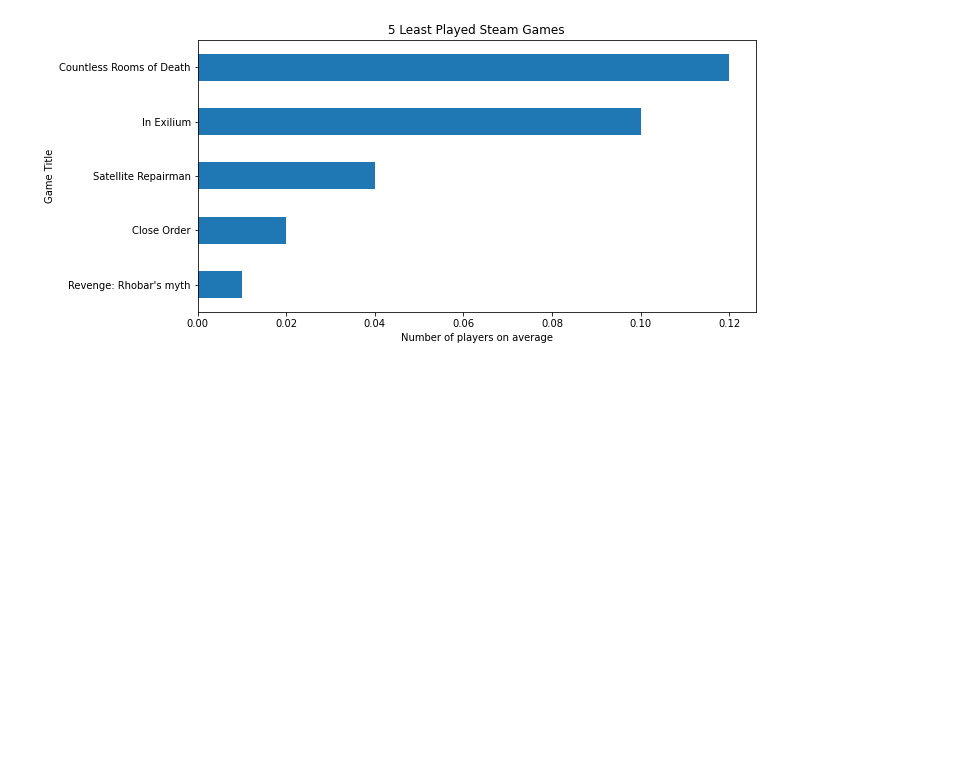
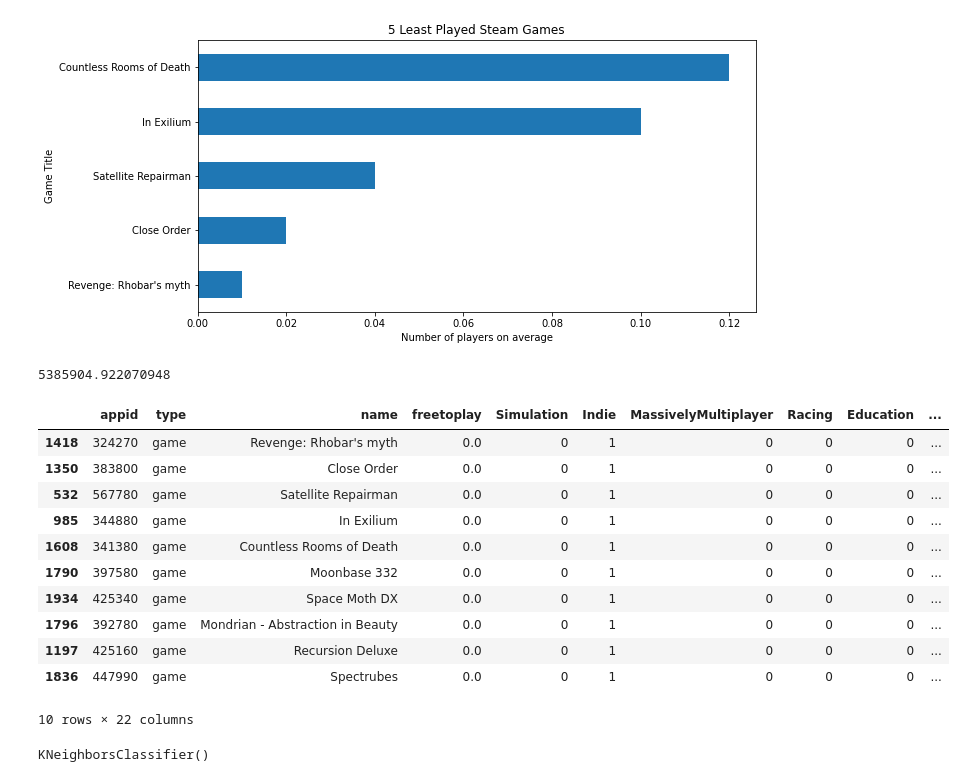
Before and after one commit to MarkoGlamocak/418courseproject, a Jupyter notebook: 418courseproject.ipynb, the cells around one changed output. Cells and saved outputs as stored; diff of their text form; code cells hidden in the pictures; blank space fills up the shorter version.

```diff
--- a/418courseproject.ipynb
+++ b/418courseproject.ipynb
@@ -408,0 +426,20 @@ Text(0.5, 1.0, '5 Least Played Steam Games')
+# %%
+from sklearn.metrics import mean_squared_error
+mean_squared_error(y_test,y_pred)
+# %% [output]
+5385904.922070948
+# %%
+df.head(10)
+# %% [output]
+|  | appid | type | name | freetoplay | Simulation | Indie | MassivelyMultiplayer | Racing | Education | ... |
+| 1418 | 324270 | game | Revenge: Rhobar's myth | 0.0 | 0 | 1 | 0 | 0 | 0 | ... |
+| 1350 | 383800 | game | Close Order | 0.0 | 0 | 1 | 0 | 0 | 0 | ... |
+| 532 | 567780 | game | Satellite Repairman | 0.0 | 0 | 1 | 0 | 0 | 0 | ... |
+| 985 | 344880 | game | In Exilium | 0.0 | 0 | 1 | 0 | 0 | 0 | ... |
+| 1608 | 341380 | game | Countless Rooms of Death | 0.0 | 0 | 1 | 0 | 0 | 0 | ... |
+| 1790 | 397580 | game | Moonbase 332 | 0.0 | 0 | 1 | 0 | 0 | 0 | ... |
+| 1934 | 425340 | game | Space Moth DX | 0.0 | 0 | 1 | 0 | 0 | 0 | ... |
+| 1796 | 392780 | game | Mondrian - Abstraction in Beauty | 0.0 | 0 | 1 | 0 | 0 | 0 | ... |
+| 1197 | 425160 | game | Recursion Deluxe | 0.0 | 0 | 1 | 0 | 0 | 0 | ... |
+| 1836 | 447990 | game | Spectrubes | 0.0 | 0 | 1 | 0 | 0 | 0 | ... |
+10 rows × 22 columns
@@ -408,0 +460,4 @@ Text(0.5, 1.0, '5 Least Played Steam Games')
+# %%
+knn.fit(X_train,y_train)
+# %% [output]
+KNeighborsClassifier()
```
Also changed, not shown: parts of 20 cells of this notebook, 1 other file.
